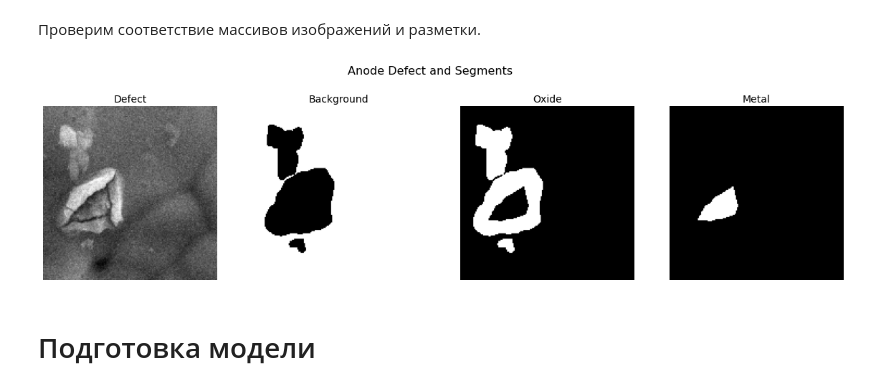
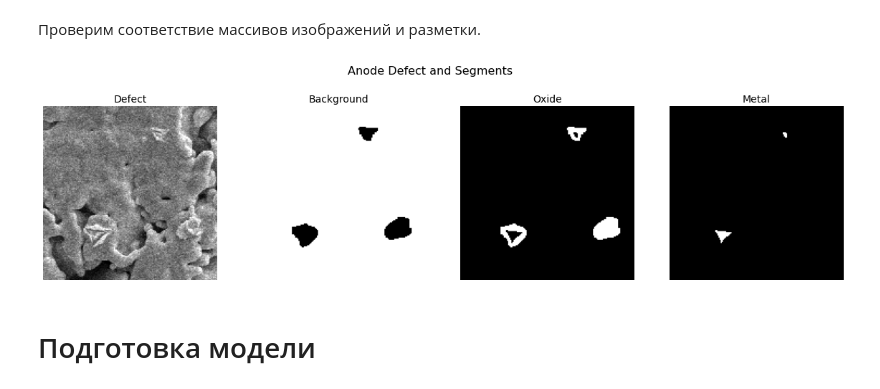
Before and after one commit to i-a-elkin/anode_defects_detection_CV, a Jupyter notebook: notebook1.ipynb, the cells around one changed output. Cells and saved outputs as stored; diff of their text form; code cells hidden in the pictures.

```diff
--- a/notebook1.ipynb
+++ b/notebook1.ipynb
@@ -27,3 +19,18 @@ TARGET_DIR = './images_160/segments/'
+# %%
+IMG_SIZE = (160, 160)
+INPUT_DIR = './images_160/images/'
+TARGET_DIR = './images_160/segments/'
+
+NUM_CLASSES = 3
+LABEL_OXIDE = '_1'
+LABEL_METAL = '_2'
+
+SEED = 5115
+
+TEST_SPLIT = 0.2
+VAL_SPLIT = 0.25
+EPOCHS = 20000
+BATCH_SIZE = 40
 # %% [markdown]
 Создадим списки с названиями исследуемых изображений и разметки.
 # %%
@@ -69,7 +76,7 @@ def files_to_arrays(input_dir, target_dir):
         image = sk.color.rgb2gray(image)
         X_list.append(image)
 
-    X = np.array(X_list).astype('float32')
+    X = np.array(X_list).astype('float64')
     X = np.expand_dims(X, 3)
 
     y_list = []
@@ -117,7 +124,7 @@ Min y = 0 | Max y = 1
 # %% [markdown]
 Разделим полученный массив на тренировочную и тестовую выборки.
 # %%
-test_size = X.shape[0] // 5
+test_size = int(X.shape[0] * TEST_SPLIT)
 X_train = X[:-test_size]
 y_train = y[:-test_size]
 
@@ -132,23 +139,24 @@ print('Количество изображений в тестовом масс
 # %% [markdown]
 Проверим соответствие массивов изображений и разметки.
 # %%
-idx = 5
+# idx = 5
+idx = np.random.randint(X_train.shape[0])
 
 fig, ax = plt.subplots(nrows=1, ncols=4, figsize=(20, 10))
 
 ax[0].imshow(X_train[idx], cmap='gray')
 ax[0].set_title('Defect', size=14)
 ax[0].axis('off')
 
 for i, j in zip(range(1, 4), ['Background', 'Oxide', 'Metal']):
     ax[i].imshow(y_train[idx, :, :, i - 1], cmap='gray')
     ax[i].set_title(j, size=14)
     ax[i].axis('off')
 
 fig.suptitle('Anode Defect and Segments', size=16, y=0.75)
 plt.show()
 # %% [output]
-[figure, old version]
+[figure, new version]
 # %% [markdown]
 # Подготовка модели
 # %%
```
Also changed, not shown: parts of 10 cells of this notebook, 2 other files.
